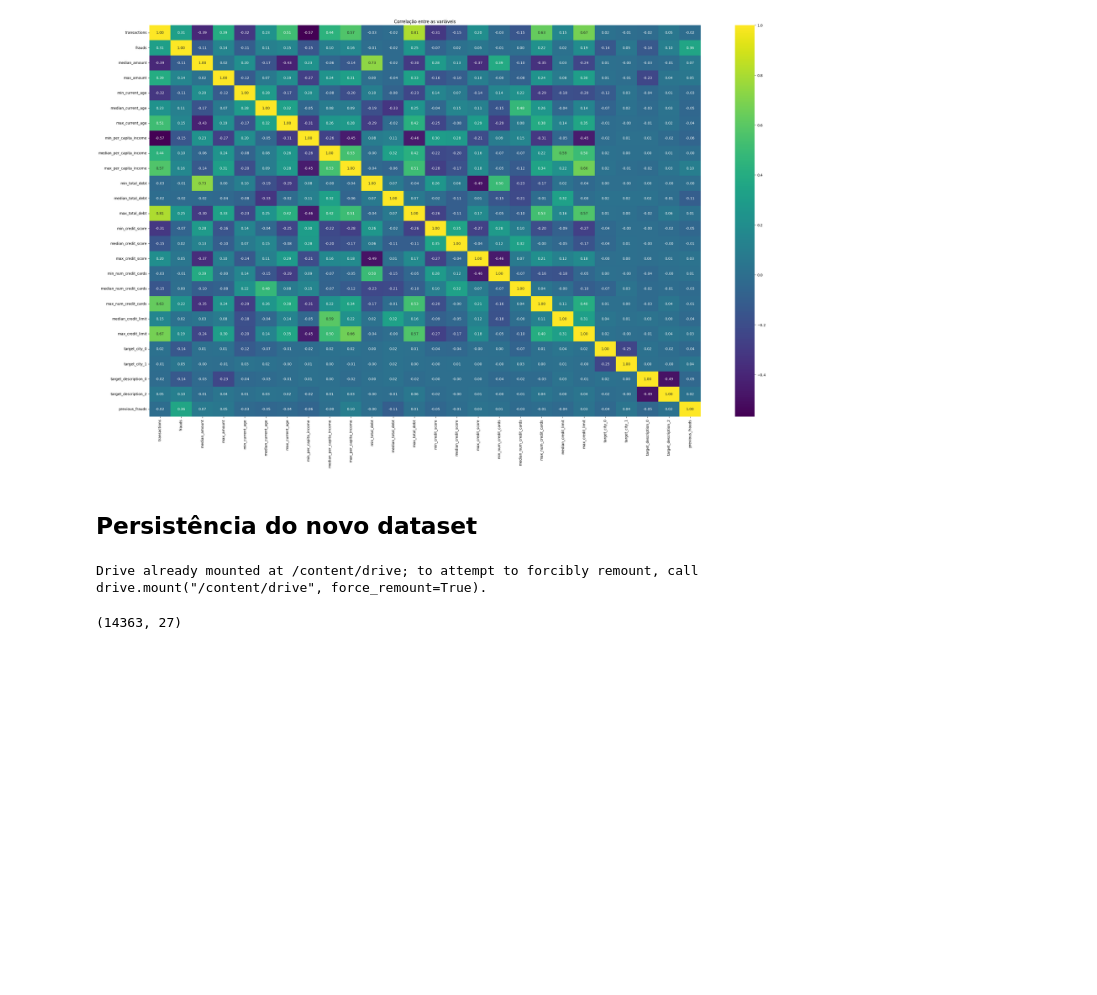
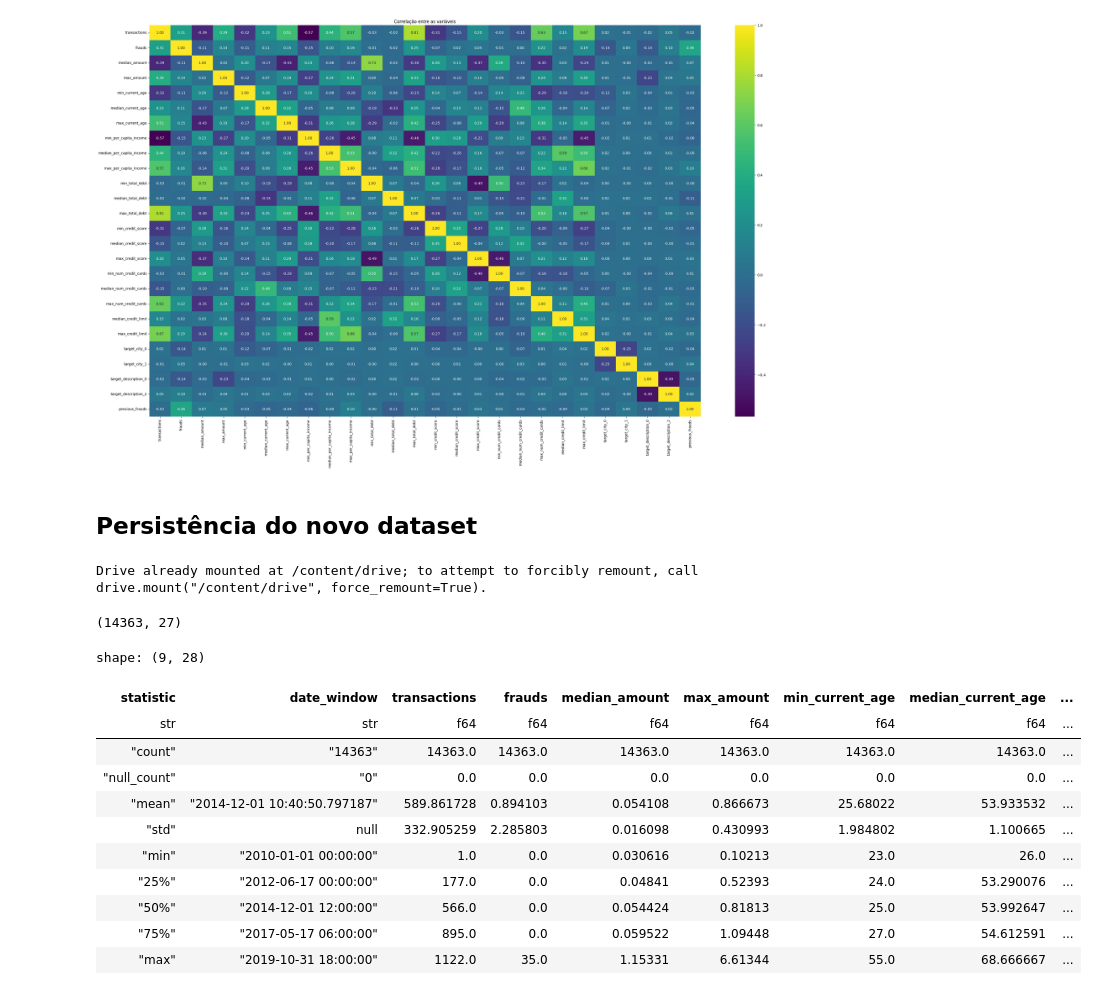
Before and after one commit to Angelicogfa/tcc_mba_datascience_analytics_usp_esalq, a Jupyter notebook: 03-modelagem_dados.ipynb, the cells around one changed output. Cells and saved outputs as stored; diff of their text form; code cells hidden in the pictures; blank space fills up the shorter version.

```diff
--- a/03-modelagem_dados.ipynb
+++ b/03-modelagem_dados.ipynb
@@ -335,3 +363,18 @@ Drive already mounted at /content/drive; to attempt to forcibly remount, call dr
 df_model.shape
 # %% [output]
 (14363, 27)
+# %%
+df_model.describe()
+# %% [output]
+shape: (9, 28)
+| statistic | date_window | transactions | frauds | median_amount | max_amount | min_current_age | median_current_age | ... |
+| str | str | f64 | f64 | f64 | f64 | f64 | f64 | ... |
+| "count" | "14363" | 14363.0 | 14363.0 | 14363.0 | 14363.0 | 14363.0 | 14363.0 | ... |
+| "null_count" | "0" | 0.0 | 0.0 | 0.0 | 0.0 | 0.0 | 0.0 | ... |
+| "mean" | "2014-12-01 10:40:50.797187" | 589.861728 | 0.894103 | 0.054108 | 0.866673 | 25.68022 | 53.933532 | ... |
+| "std" | null | 332.905259 | 2.285803 | 0.016098 | 0.430993 | 1.984802 | 1.100665 | ... |
+| "min" | "2010-01-01 00:00:00" | 1.0 | 0.0 | 0.030616 | 0.10213 | 23.0 | 26.0 | ... |
+| "25%" | "2012-06-17 00:00:00" | 177.0 | 0.0 | 0.04841 | 0.52393 | 24.0 | 53.290076 | ... |
+| "50%" | "2014-12-01 12:00:00" | 566.0 | 0.0 | 0.054424 | 0.81813 | 25.0 | 53.992647 | ... |
+| "75%" | "2017-05-17 06:00:00" | 895.0 | 0.0 | 0.059522 | 1.09448 | 27.0 | 54.612591 | ... |
+| "max" | "2019-10-31 18:00:00" | 1122.0 | 35.0 | 1.15331 | 6.61344 | 55.0 | 68.666667 | ... |
```
Also changed, not shown: parts of 8 cells of this notebook.
